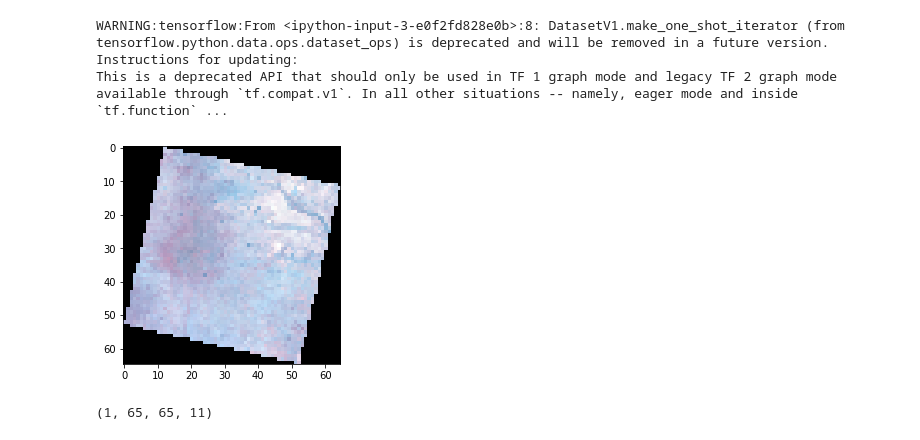
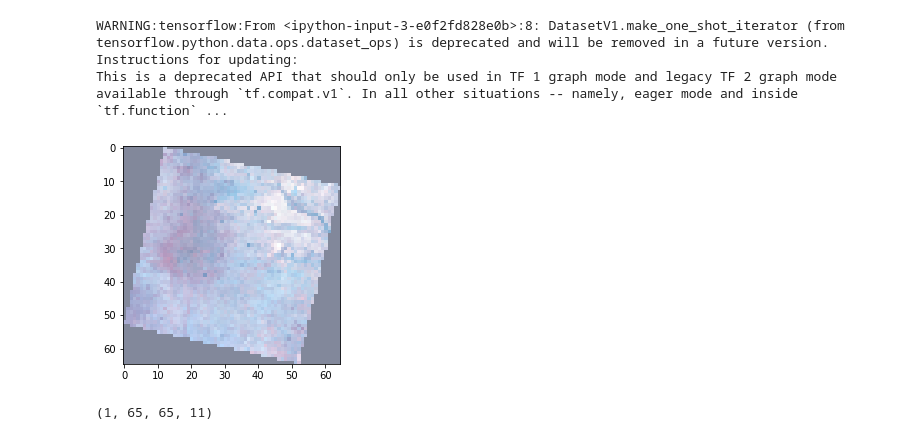
Before and after one commit to claramartiny/droughtwatch, a Jupyter notebook: earthengine/Explore Earth Engine Images Tfrecords.ipynb, the cells around one changed output. Cells and saved outputs as stored; diff of their text form; code cells hidden in the pictures.

Commit message:
added a function to clean black borders of ee images

```diff
--- a/earthengine/Explore Earth Engine Images Tfrecords.ipynb
+++ b/earthengine/Explore Earth Engine Images Tfrecords.ipynb
@@ -52,11 +52,18 @@ def get_rgb_img_to_plot(parsed_example, intensify=True):
             band_data = band_data*255
         rgbArray[..., i] = band_data
     return rgbArray
+# %%
+def clean_ee_borders(img, number_of_features):
+    '''function to clean black pixels of a satellite picture'''
+    for i in range(number_of_features):
+        img[:,:,i][img[:,:,i]==0] = img[:,:,i].mean()
+    return img
 # %%
 img= get_rgb_img_to_plot(parsed_examples[0])
+img = clean_ee_borders(img,3)
 plt.imshow(img);
 # %% [output]
-[figure, old version]
+[figure, new version]
 # %%
 def get_X_test_all_bands(parsed_example, intensify=True):
     elevenArray = np.zeros((65,65,11), 'int64')
```
Also changed, not shown: parts of 1 cell of this notebook, 1 other file.
